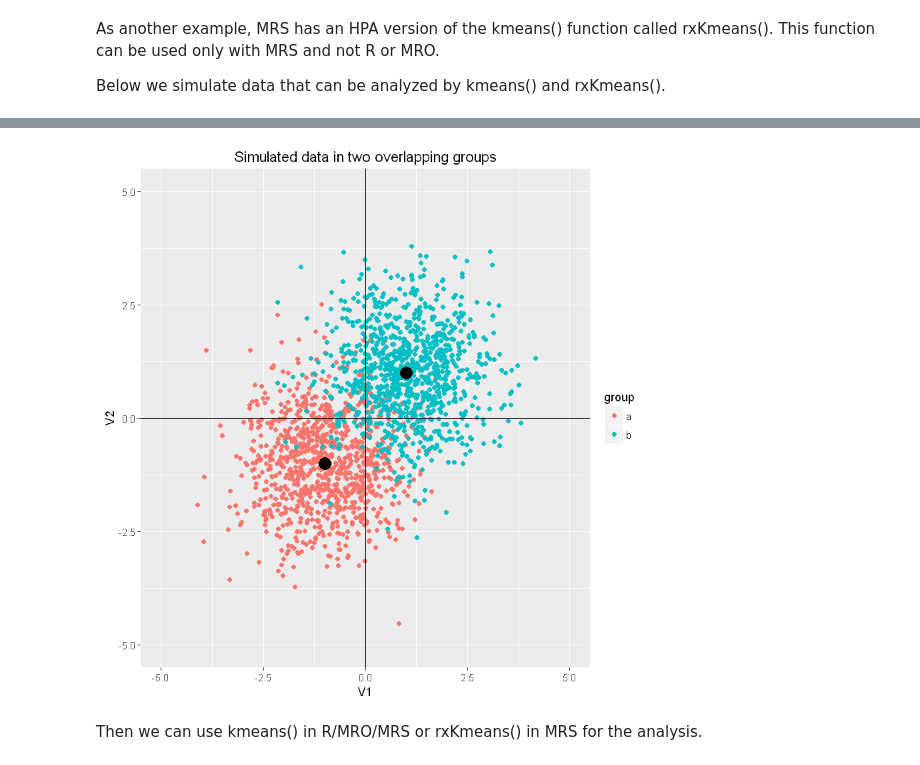
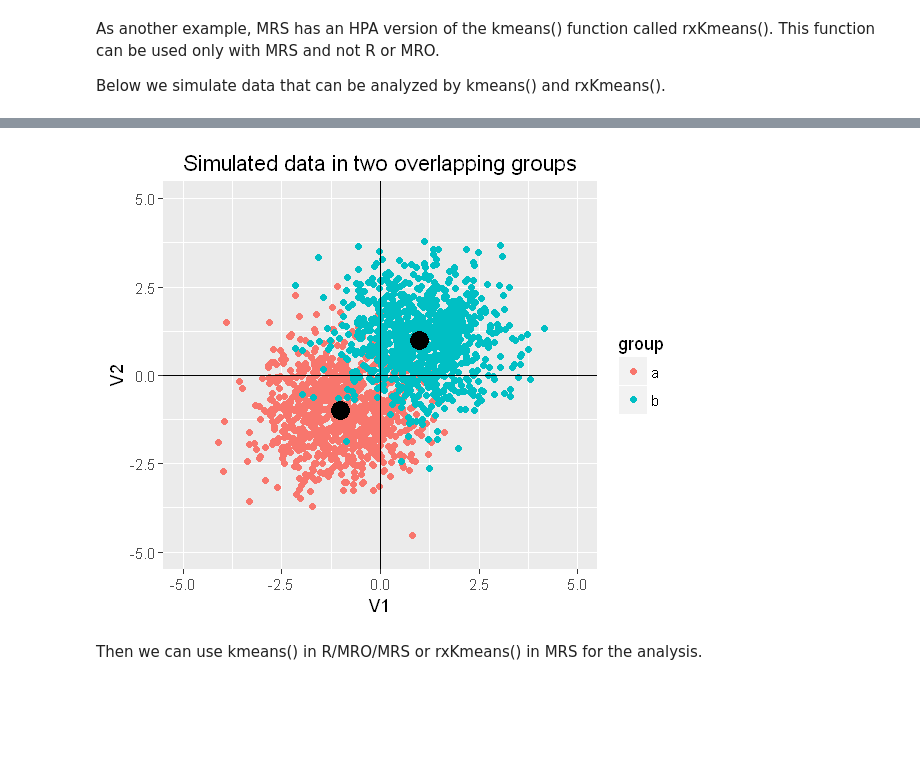
Before and after one commit to lixzhang/R-MRO-MRS, a Jupyter notebook: Introduction_to_MRO_and_MRS.ipynb, the cells around one changed output, grey strips where cells are left out. Saved outputs shown, nothing was run; the diff lists cells and outputs as text; code cells hidden in the pictures; blank space fills up the shorter version.

```diff
--- a/Introduction_to_MRO_and_MRS.ipynb
+++ b/Introduction_to_MRO_and_MRS.ipynb
@@ -57,6 +57,9 @@ library("ggplot2")
 
 # show images inline
 options(jupyter.plot_mimetypes = 'image/png')
+
+# change size of plot
+options(repr.plot.width = 5, repr.plot.height = 4)
 
 # make sure the results can be replicated
 set.seed(112)
@@ -94,4 +100,4 @@ mydata = group_all[,1:2]
-[figure, old version]
+[figure, new version]
 # %% [markdown]
 Then we can use kmeans() in R/MRO/MRS or rxKmeans() in MRS for the analysis.
 # %%
```
Also changed, not shown: parts of 6 cells of this notebook, 1 other file.
